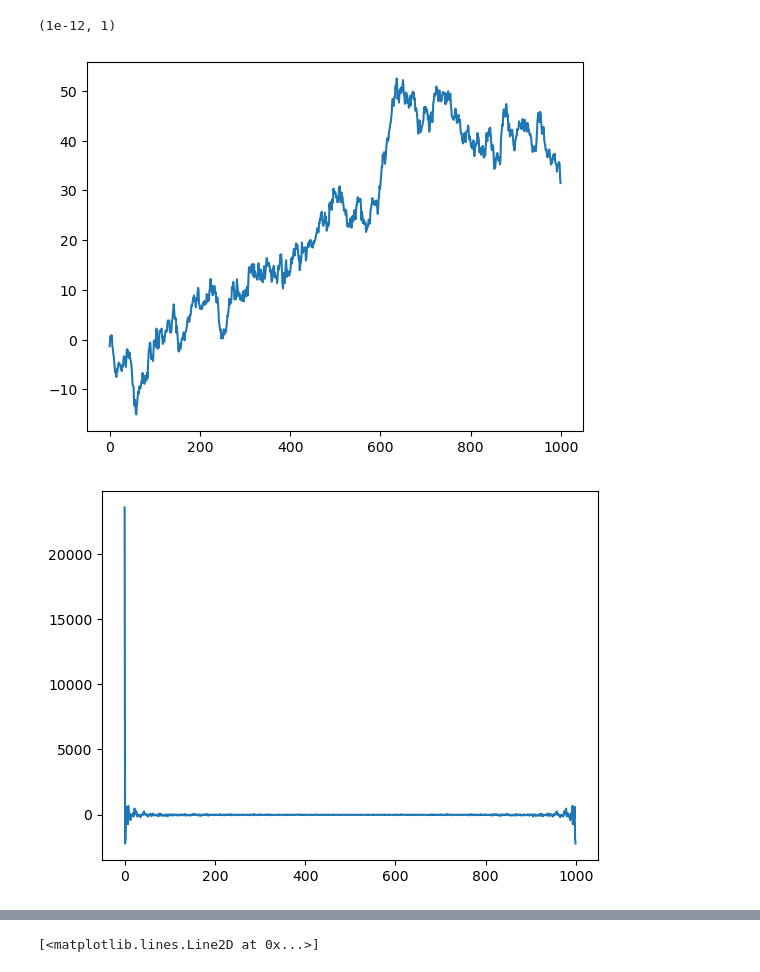
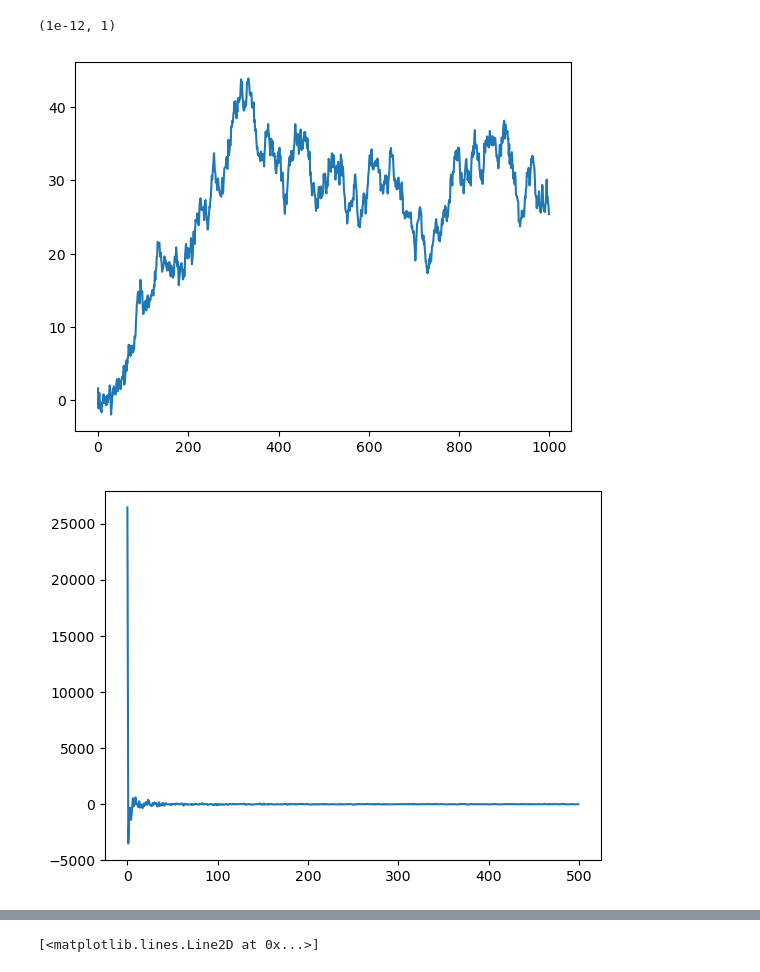
Before and after one commit to coderPaddyS/SeminarColoredNoise, a Jupyter notebook: code/code.ipynb, the cells around one changed output, grey strips where cells are left out. Saved outputs shown, nothing was run; the diff lists cells and outputs as text; code cells hidden in the pictures.

```diff
--- a/code/code.ipynb
+++ b/code/code.ipynb
@@ -261,31 +261,31 @@ def autocorrelation(x):
 # %%
 import matplotlib.pyplot as plt
 import numpy as np
 import pprint
 
-n = 20000
+n = 1000
 T = 1.0 / n
 reseed()
-y = ar_filter_noise(2, n)
+y = random_walk(0.001, n)
 # y = f_alpha_noise(1, n)
 frequency_y = np.fft.fft(y)
 power = np.sum(np.abs(frequency_y) ** 2)
 power_spectrum = (np.abs(frequency_y) ** 2 / (power))
 # power_spectrum = (np.fft.fft(autocorrelation(y))) / power
 # pprint.pprint(y)
 # power_density_spectrum = power_spectrum / n
 freqs = np.fft.fftfreq(n, T)
 plt.figure()
 plt.plot(y)
 plt.figure()
 plt.plot(freqs[:n//2], frequency_y[:n//2])
 plt.figure()
 plt.plot(freqs[:n//2], power_spectrum[:n//2])
 # axs[3].plot(freqs[:n//2], power_density_spectrum[:n//2])
 plt.yscale("log")
 plt.xscale("log")
 plt.ylim(10 ** -12, 1)
 # %% [output]
 (1e-12, 1)
-[figure, old version]
+[figure, new version]
-[figure, old version]
+[figure, new version]
```
Also changed, not shown: parts of 1 cell of this notebook.
